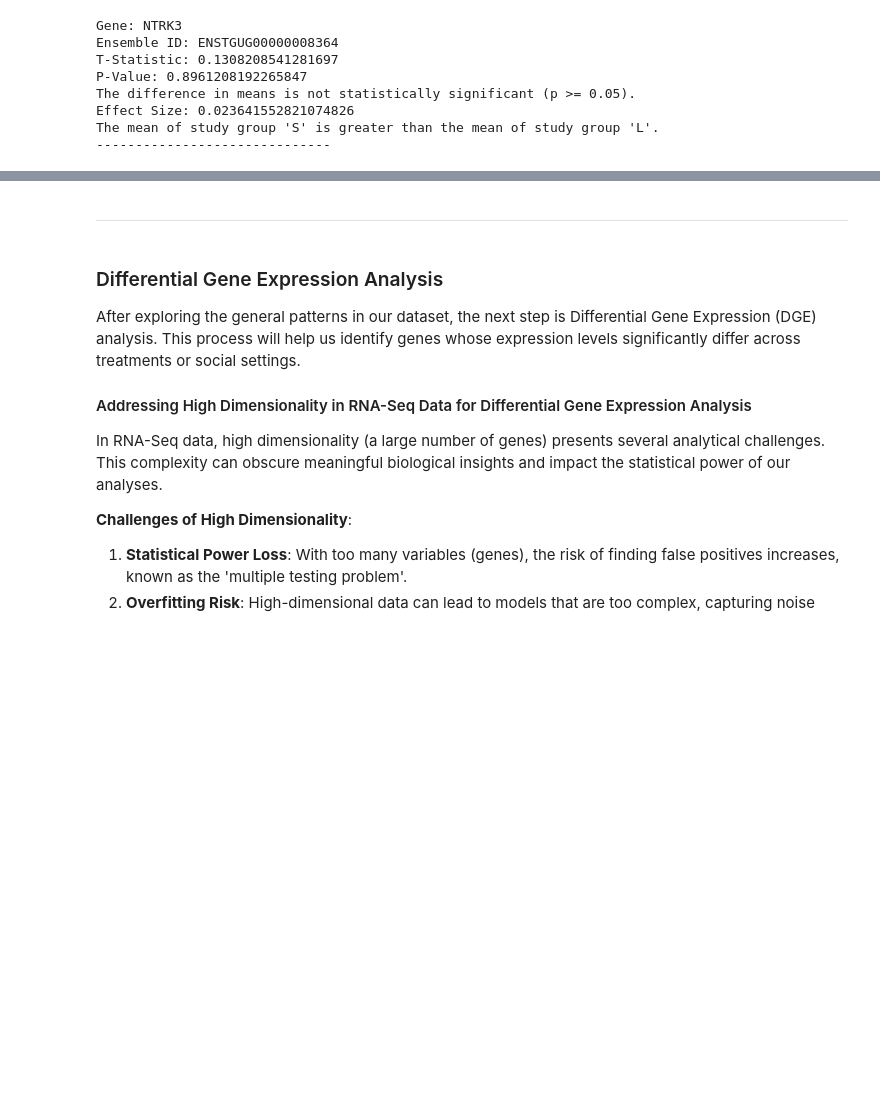
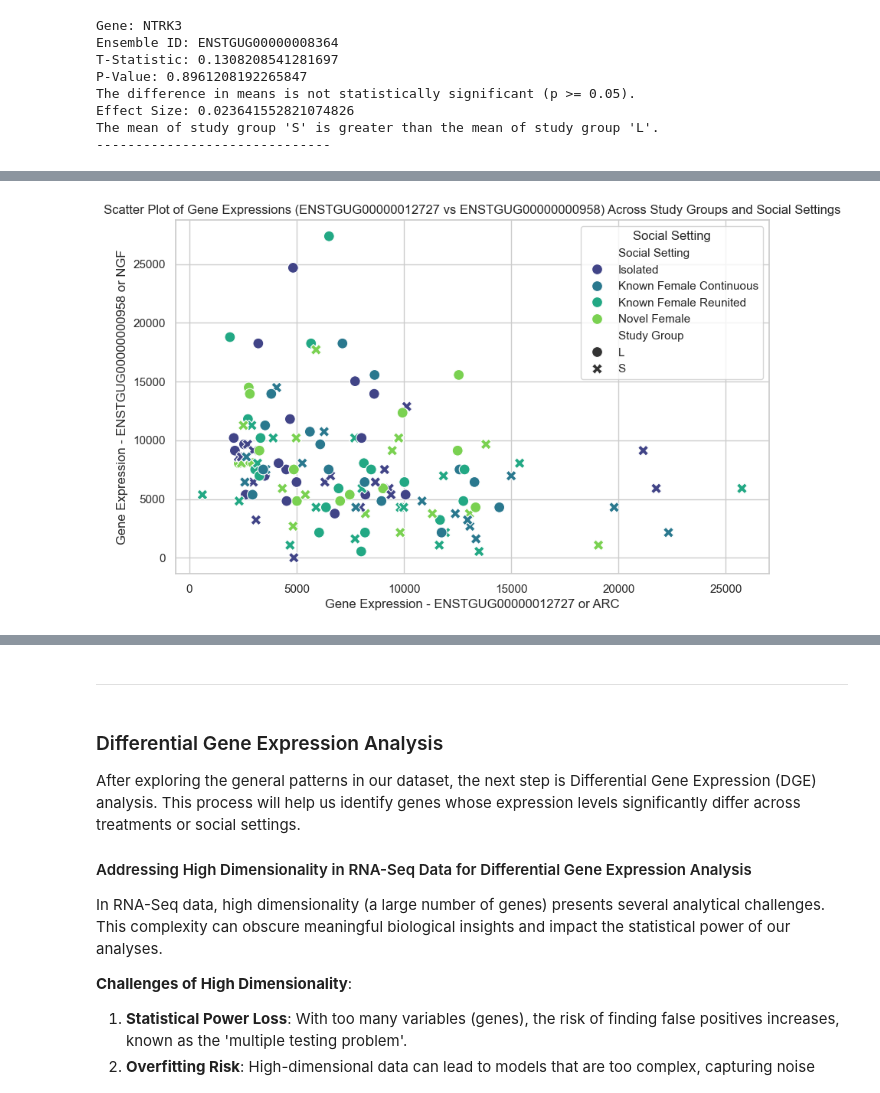
Before and after one commit to Sinanmz/BioinformaticsProject, a Jupyter notebook: tasks/the-songbird-study/SongBirdStudy.ipynb, the cells around one changed output, grey strips where cells are left out. Drawn from its saved outputs; the diff is of its cells as text; code cells hidden in the pictures; blank space fills up the shorter version.

```diff
--- a/tasks/the-songbird-study/SongBirdStudy.ipynb
+++ b/tasks/the-songbird-study/SongBirdStudy.ipynb
@@ -949,0 +1164,6 @@ The mean of study group 'S' is greater than the mean of study group 'L'.
+# %%
+from visualize import make_scatter_plot
+df = pd.read_csv('./dataset/normalized_dataset.csv')
+make_scatter_plot(df, 'Arc', 'NGF')
+# %% [output]
+[figure, added]
```
Also changed, not shown: parts of 52 cells of this notebook, 1 other file.
